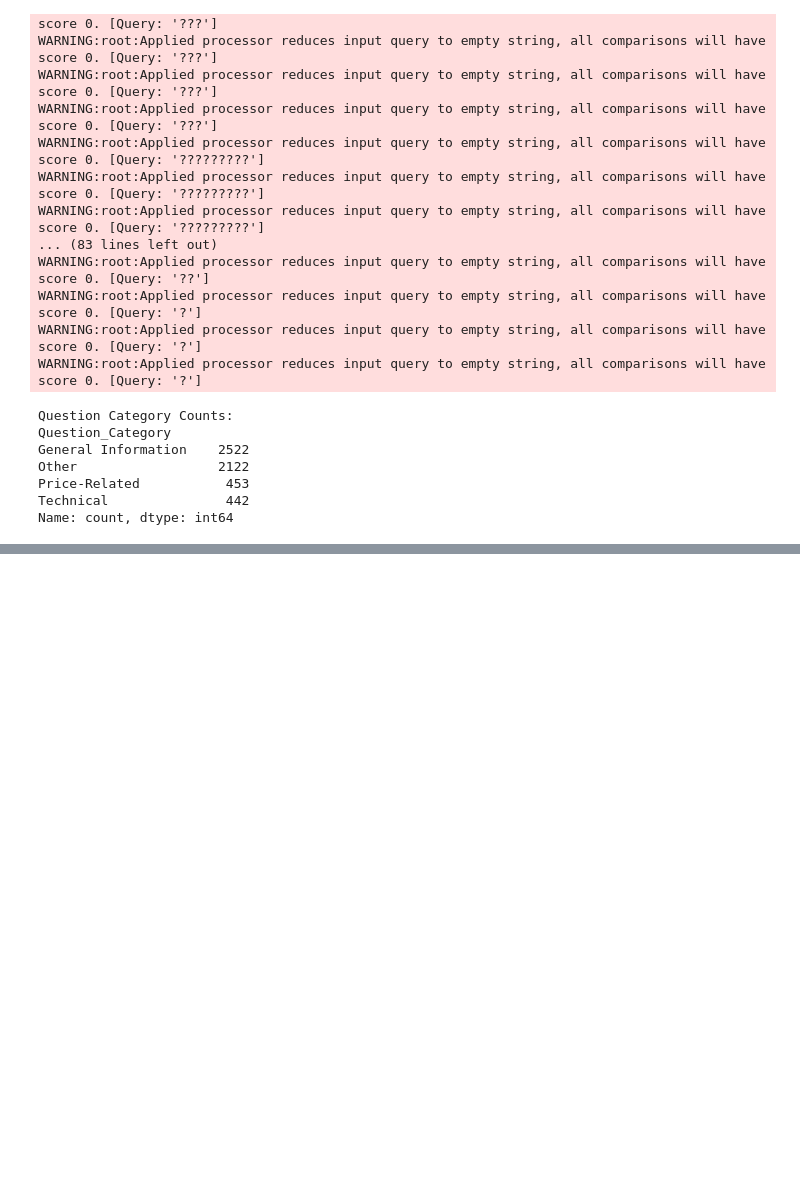
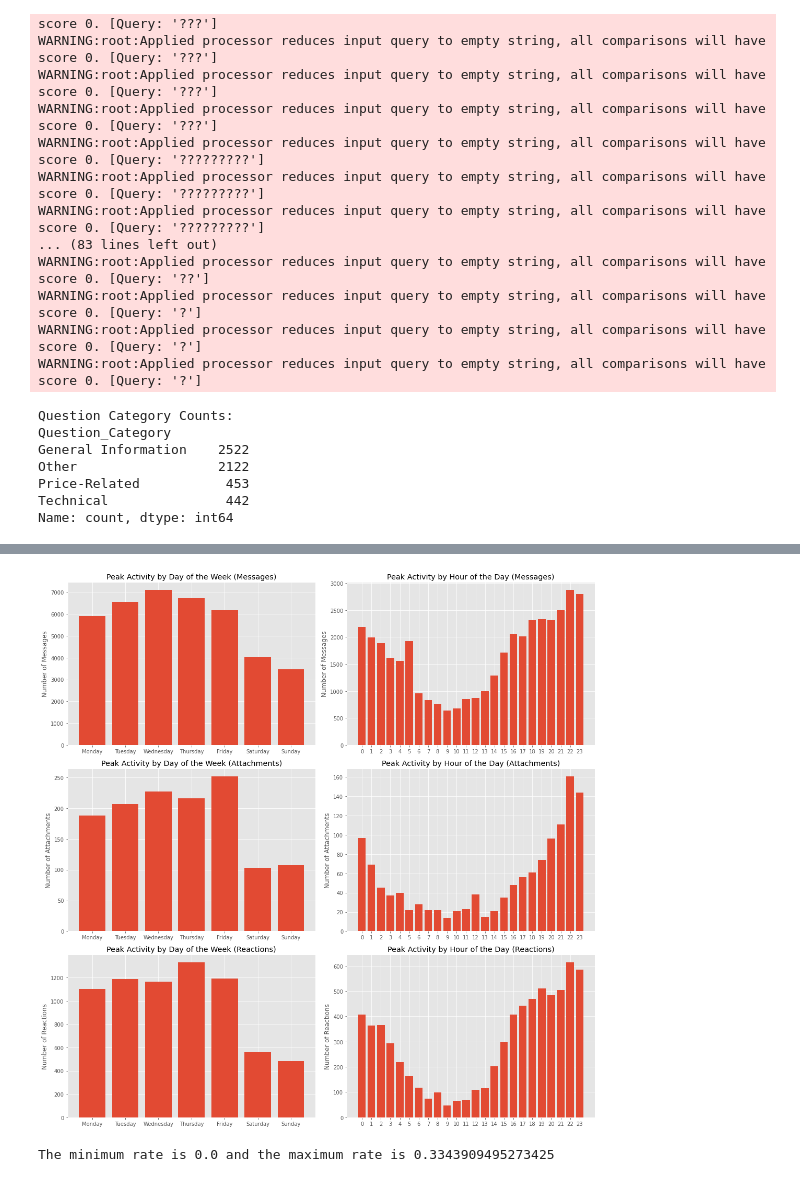
Before and after one commit to MarcLlopart/Discord-Community-Dynamics, a Jupyter notebook: 2_statistics.ipynb, the cells around one changed output, grey strips where cells are left out. Cells and saved outputs as stored; diff of their text form; code cells hidden in the pictures; blank space fills up the shorter version.

```diff
--- a/2_statistics.ipynb
+++ b/2_statistics.ipynb
@@ -266,0 +355,76 @@ Name: count, dtype: int64
+# %%
+# Extract time of day and day of week
+ocean_users['Hour'] = ocean_users['Date'].dt.hour
+ocean_users['Day_of_Week'] = ocean_users['Date'].dt.dayofweek  # Monday=0, Sunday=6
+
+# Analyze peak activity
+peak_activity_hour_messages = ocean_users.groupby('Hour')['message_count'].sum()
+peak_activity_day_messages = ocean_users.groupby('Day_of_Week')['message_count'].sum()
+
+peak_activity_hour_attachments = ocean_users.groupby('Hour')['Attachment_Count'].sum()
+peak_activity_day_attachments = ocean_users.groupby('Day_of_Week')['Attachment_Count'].sum()
+
+
+peak_activity_hour_reactions = ocean_users.groupby('Hour')['Reactions_Count'].sum()
+peak_activity_day_reactions = ocean_users.groupby('Day_of_Week')['Reactions_Count'].sum()
+# %%
+# Create subplots with 3 rows and 2 columns
+fig, axes = plt.subplots(3, 2, figsize=(15, 15))
+
+# Plot peak activity by messages
+axes[0, 0].bar(peak_activity_day_messages.index, peak_activity_day_messages.values)
+axes[0, 0].set_xticks(range(7))
+axes[0, 0].set_xticklabels(['Monday', 'Tuesday', 'Wednesday', 'Thursday', 'Friday', 'Saturday', 'Sunday'])
+axes[0, 0].set_ylabel('Number of Messages')
+axes[0, 0].set_title('Peak Activity by Day of the Week (Messages)')
+
+axes[0, 1].bar(peak_activity_hour_messages.index, peak_activity_hour_messages.values)
+axes[0, 1].set_xticks(range(24))
+axes[0, 1].set_ylabel('Number of Messages')
+axes[0, 1].set_title('Peak Activity by Hour of the Day (Messages)')
+
+# Plot peak activity by attachments
+axes[1, 0].bar(peak_activity_day_attachments.index, peak_activity_day_attachments.values)
+axes[1, 0].set_xticks(range(7))
+axes[1, 0].set_xticklabels(['Monday', 'Tuesday', 'Wednesday', 'Thursday', 'Friday', 'Saturday', 'Sunday'])
+axes[1, 0].set_ylabel('Number of Attachments')
+axes[1, 0].set_title('Peak Activity by Day of the Week (Attachments)')
+
+
+axes[1, 1].bar(peak_activity_hour_attachments.index, peak_activity_hour_attachments.values)
+axes[1, 1].set_xticks(range(24))
+axes[1, 1].set_ylabel('Number of Attachments')
+axes[1, 1].set_title('Peak Activity by Hour of the Day (Attachments)')
+
+# Plot peak activity by reactions
+axes[2, 0].bar(peak_activity_day_reactions.index, peak_activity_day_reactions.values)
+axes[2, 0].set_xticks(range(7))
+axes[2, 0].set_xticklabels(['Monday', 'Tuesday', 'Wednesday', 'Thursday', 'Friday', 'Saturday', 'Sunday'])
+axes[2, 0].set_ylabel('Number of Reactions')
+axes[2, 0].set_title('Peak Activity by Day of the Week (Reactions)')
+
+
+axes[2, 1].bar(peak_activity_hour_reactions.index, peak_activity_hour_reactions.values)
+axes[2, 1].set_xticks(range(24))
+axes[2, 1].set_ylabel('Number of Reactions')
+axes[2, 1].set_title('Peak Activity by Hour of the Day (Reactions)')
+
+
+
+plt.tight_layout()
+# %% [output]
+[figure, added]
+# %%
+# Calculate participation rate
+total_messages = features['message_count'].sum()
+total_attachments = features['Attachment_Count'].sum()
+total_reaction = features['Reactions_Count'].sum()
+
+features['message_rate'] = features['message_count'] / total_messages
+features['attachment_rate'] = features['Attachment_Count'] / total_attachments
+features['reaction_rate'] = features['Reactions_Count'] / total_reaction
+
+features['Participation_Rate'] = features['message_rate'] + features['attachment_rate'] + features['reaction_rate']
+print(f'The minimum rate is {features.Participation_Rate.min()} and the maximum rate is {features.Participation_Rate.max()}')
+# %% [output]
+The minimum rate is 0.0 and the maximum rate is 0.3343909495273425
```
Also changed, not shown: parts of 16 cells of this notebook, 2 other files.
